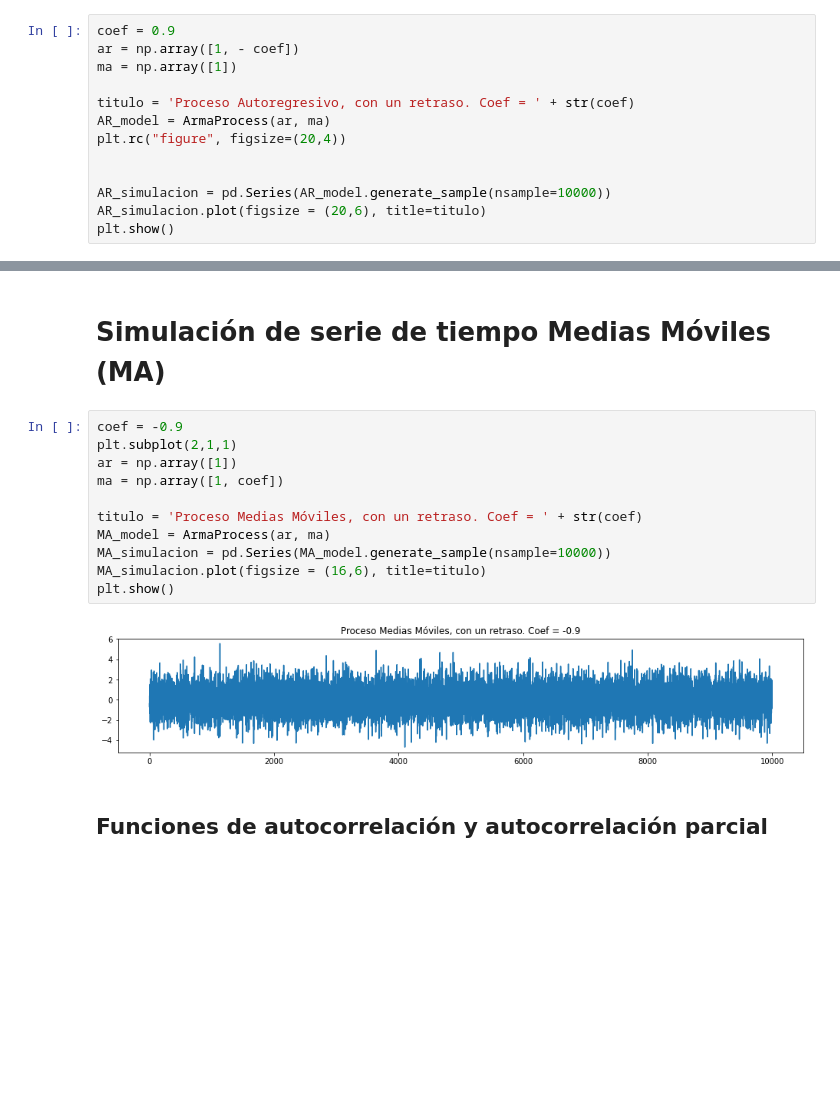
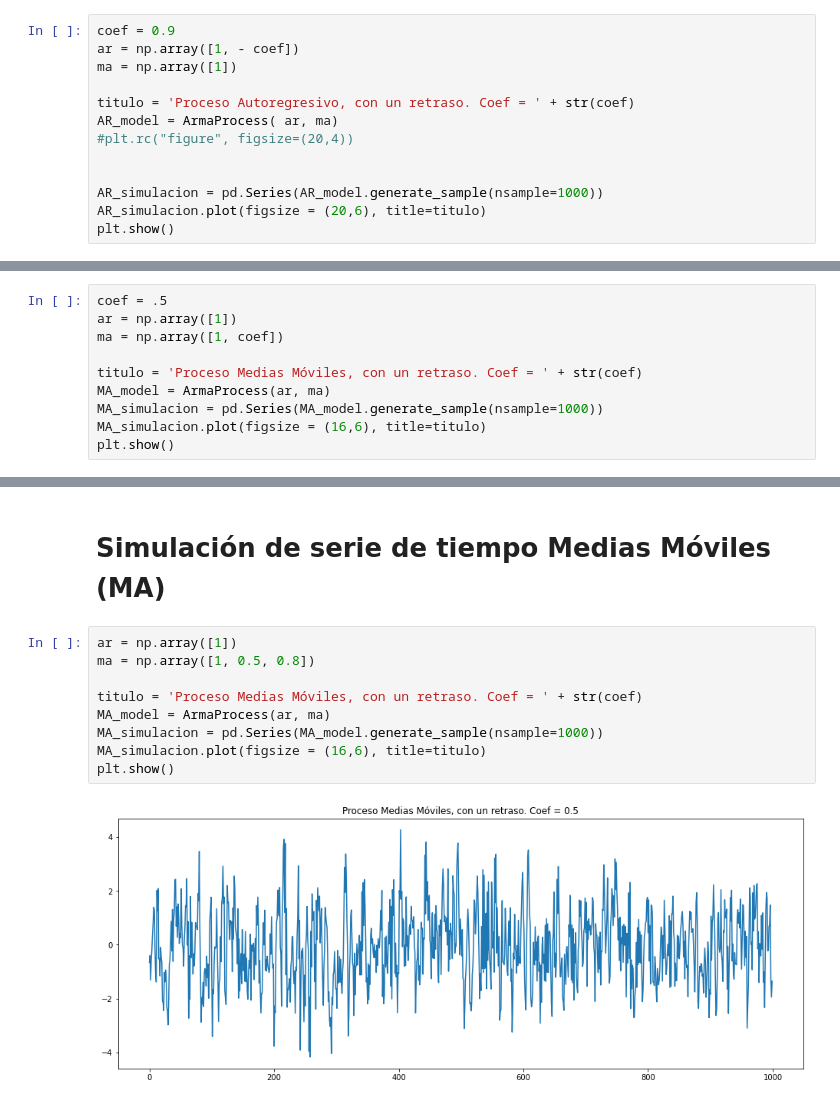
Before and after one commit to AnIsAsPe/Prediccion-produccion-electricidad, a Jupyter notebook: notebooks/regresión,_ruido_y_series_de_tiempo.ipynb, the cells around one changed output, grey strips where cells are left out. Cells and saved outputs as stored; diff of their text form; blank space fills up the shorter version.

```diff
--- a/notebooks/regresión,_ruido_y_series_de_tiempo.ipynb
+++ b/notebooks/regresión,_ruido_y_series_de_tiempo.ipynb
@@ -173,11 +194,11 @@ ar = np.array([1, - coef])
 ma = np.array([1])
 
 titulo = 'Proceso Autoregresivo, con un retraso. Coef = ' + str(coef)
-AR_model = ArmaProcess(ar, ma)
-plt.rc("figure", figsize=(20,4))
+AR_model = ArmaProcess( ar, ma)
+#plt.rc("figure", figsize=(20,4))
 
 
-AR_simulacion = pd.Series(AR_model.generate_sample(nsample=10000))
+AR_simulacion = pd.Series(AR_model.generate_sample(nsample=1000))
 AR_simulacion.plot(figsize = (20,6), title=titulo)
 plt.show()
 # %% [output]
@@ -186,0 +228,10 @@ plt.show()
+# %%
+coef = .5
+ar = np.array([1])
+ma = np.array([1, coef])
+
+titulo = 'Proceso Medias Móviles, con un retraso. Coef = ' + str(coef)
+MA_model = ArmaProcess(ar, ma)
+MA_simulacion = pd.Series(MA_model.generate_sample(nsample=1000))
+MA_simulacion.plot(figsize = (16,6), title=titulo)
+plt.show()
@@ -200,17 +293,13 @@ plt.show()
 # %% [markdown]
 # Simulación de serie de tiempo Medias Móviles (MA)
 # %%
-coef = -0.9
-plt.subplot(2,1,1)
 ar = np.array([1])
-ma = np.array([1, coef])
+ma = np.array([1, 0.5, 0.8])
 
 titulo = 'Proceso Medias Móviles, con un retraso. Coef = ' + str(coef)
 MA_model = ArmaProcess(ar, ma)
-MA_simulacion = pd.Series(MA_model.generate_sample(nsample=10000))
+MA_simulacion = pd.Series(MA_model.generate_sample(nsample=1000))
 MA_simulacion.plot(figsize = (16,6), title=titulo)
 plt.show()
 # %% [output]
-[figure, old version]
+[figure, new version]
-# %% [markdown]
-## Funciones de autocorrelación y autocorrelación parcial
```
Also changed, not shown: parts of 42 cells of this notebook.
